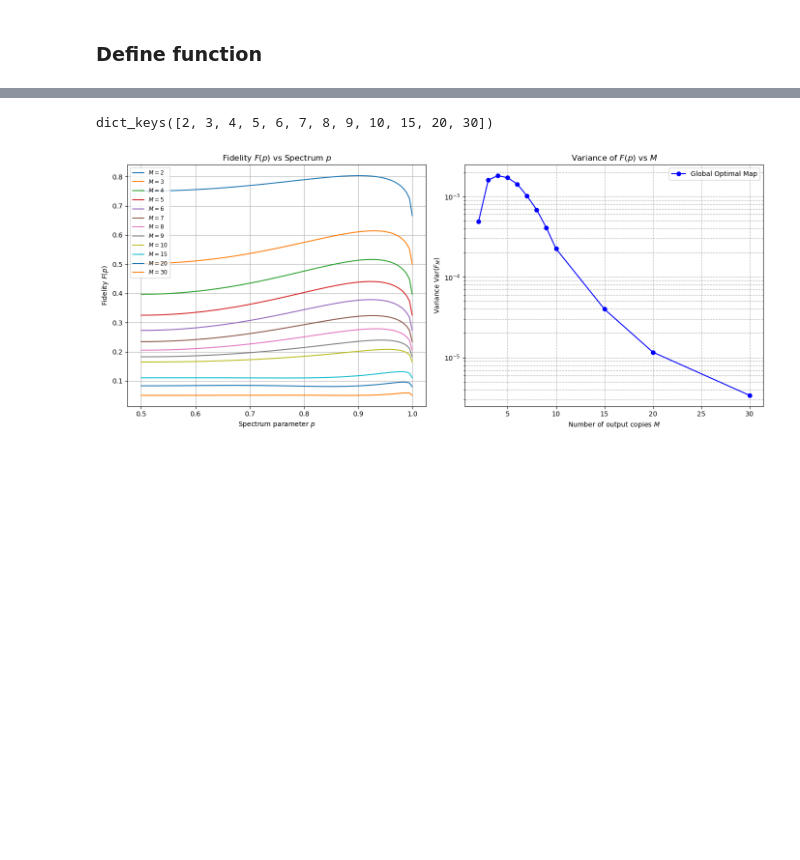
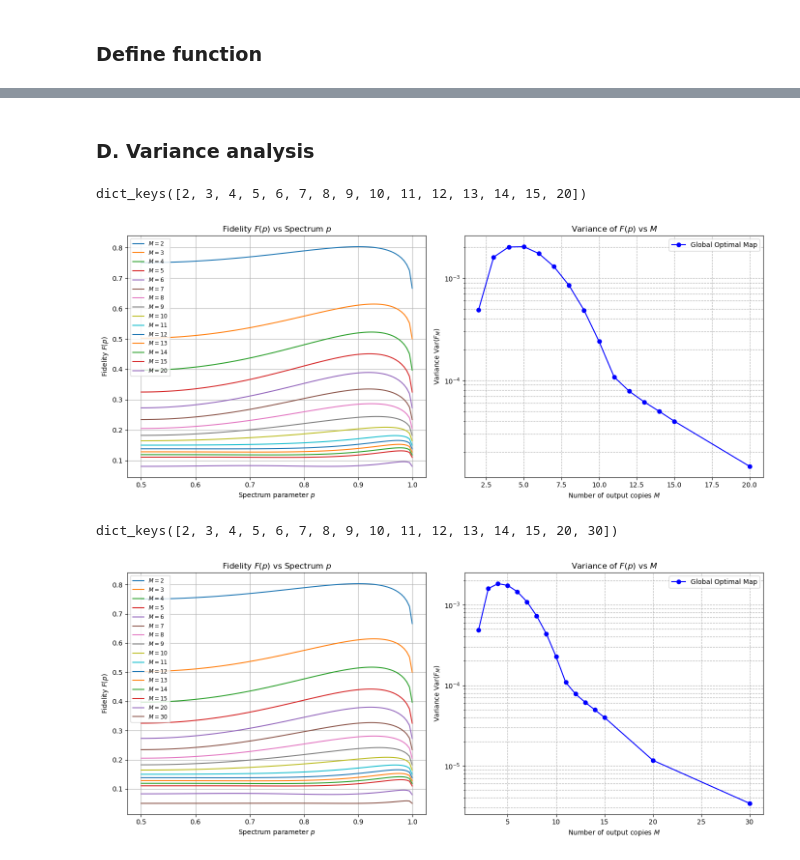
Before and after one commit to webb-c/find-optimal-cloner, a Jupyter notebook: show_data.ipynb, the cells around one changed output, grey strips where cells are left out. Drawn from its saved outputs; the diff is of its cells as text; code cells hidden in the pictures; blank space fills up the shorter version.

Commit message:
add: local optimizer

```diff
--- a/show_data.ipynb
+++ b/show_data.ipynb
@@ -5,0 +1,21 @@ from scipy.linalg import sqrtm
+# %%
+import numpy as np
+
+#! 저장된 format 확인
+data_sdp_perm = np.load("data/sdp_perm/1_to_4.npz")
+print("sdp_perm: ", data_sdp_perm)
+for key in data_sdp_perm.files:
+    print(f"{key} = ")
+    print(data_sdp_perm[key])
+
+data_sdp_irrep_global =  np.load("data/sdp_irrep_global/1_to_4.npz")
+print("sdp_irrep_global: ", data_sdp_irrep_global)
+for key in data_sdp_irrep_global.files:
+    print(f"{key} = ")
+    print(data_sdp_irrep_global[key])
+
+data_sdp_irrep_local = np.load("data/sdp_irrep/1_to_4_(1,)_to_(3,1).npz")
+print("sdp_irrep_local: ", data_sdp_irrep_local)
+for key in data_sdp_irrep_local.files:
+    print(f"{key} = ")
+    print(data_sdp_irrep_local[key])
@@ -229,9 +267,9 @@ def calculate_transformation_rates_young(data_dict, n_in=2, n_out=10):
 d = 2
 
 ### change this parameter!!!
-method = "sdp_perm"  # "sdp_fix", "sdp", "sdp_perm_fix", "sdp_perm"
-n_in = 1
-n_out = 15
+method = "sdp_irrep_global"  # "sdp_fix", "sdp", "sdp_perm_fix", "sdp_perm"
+n_in = 2
+n_out = 8
 target_p = None
 # target_p = 0.2
 ###########################
@@ -776,0 +517,13 @@ KeyboardInterrupt:
+# %%
+import os
+import ast
+import numpy as np
+import matplotlib.pyplot as plt
+
+d = 2
+n_in = 2
+n_out = 8
+n_grid = 200
+target_p = None
+
+methods = ["sdp_perm", "sdp_irrep", "sdp_irrep_global"]
@@ -777,9 +1324,12 @@ KeyboardInterrupt:
+# %% [markdown]
+### D. Variance analysis
 # %%
 import os
 import glob
 import re
 import numpy as np
 import matplotlib.pyplot as plt
+from optimizer import SolverSDPPerm
 
 def make_dict(directory_path: str, n_in: int = 1, dim: int = 2):
     """
@@ -854,32 +1404,38 @@ def analyze_fidelity_variance(solvers_dict, J_blocks_dict, p_points=100):
 
         plt.plot(p_fine, fvals, label=f'$M={M}$')
 
     plt.title('Fidelity $F(p)$ vs Spectrum $p$')
     plt.xlabel('Spectrum parameter $p$')
     plt.ylabel('Fidelity $F(p)$')
     plt.legend(fontsize='small')
     plt.grid(True)
 
     # 2. M에 따른 Var(F_M) 수렴 시각화
     plt.subplot(1, 2, 2)
     plt.plot(M_values, variances, marker='o', color='b', label='Global Optimal Map')
 
     plt.title('Variance of $F(p)$ vs $M$')
     plt.xlabel('Number of output copies $M$')
     plt.ylabel('Variance $\\text{Var}(F_M)$')
     plt.yscale('log')
     plt.legend()
     plt.grid(True, which="both", ls="--")
 
     plt.tight_layout()
     plt.show()
 
     return M_values, variances
 
 
+solvers_dict, J_blocks_dict = make_dict(directory_path="data/sdp_irrep_global", n_in=1, dim=2)
+print(solvers_dict.keys())  # M 값 확인
+M_values, variances = analyze_fidelity_variance(solvers_dict, J_blocks_dict, p_points=100)
+
 solvers_dict, J_blocks_dict = make_dict(directory_path="data/sdp_perm", n_in=1, dim=2)
 print(solvers_dict.keys())  # M 값 확인
 M_values, variances = analyze_fidelity_variance(solvers_dict, J_blocks_dict, p_points=100)
 # %% [output]
-dict_keys([2, 3, 4, 5, 6, 7, 8, 9, 10, 15, 20, 30])
+dict_keys([2, 3, 4, 5, 6, 7, 8, 9, 10, 11, 12, 13, 14, 15, 20])
-[figure, old version]
+[figure, new version]
+dict_keys([2, 3, 4, 5, 6, 7, 8, 9, 10, 11, 12, 13, 14, 15, 20, 30])
+[figure, added]
```
Also changed, not shown: parts of 43 cells of this notebook, 5 other files.
